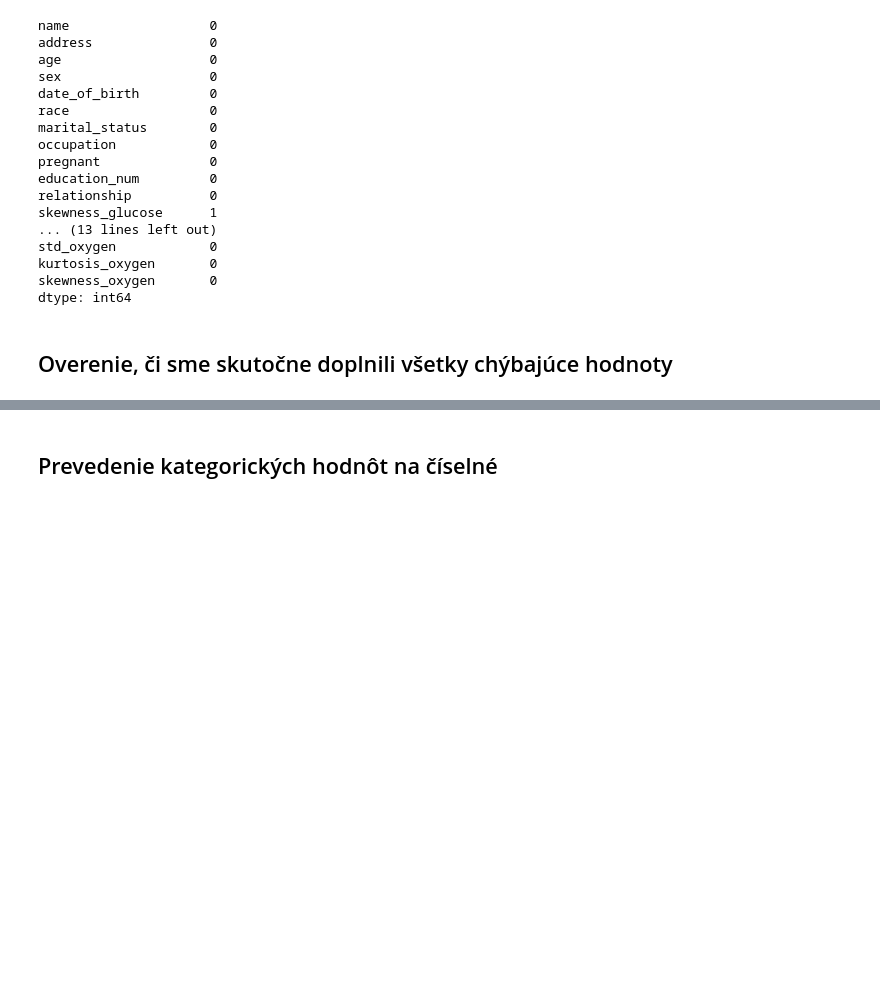
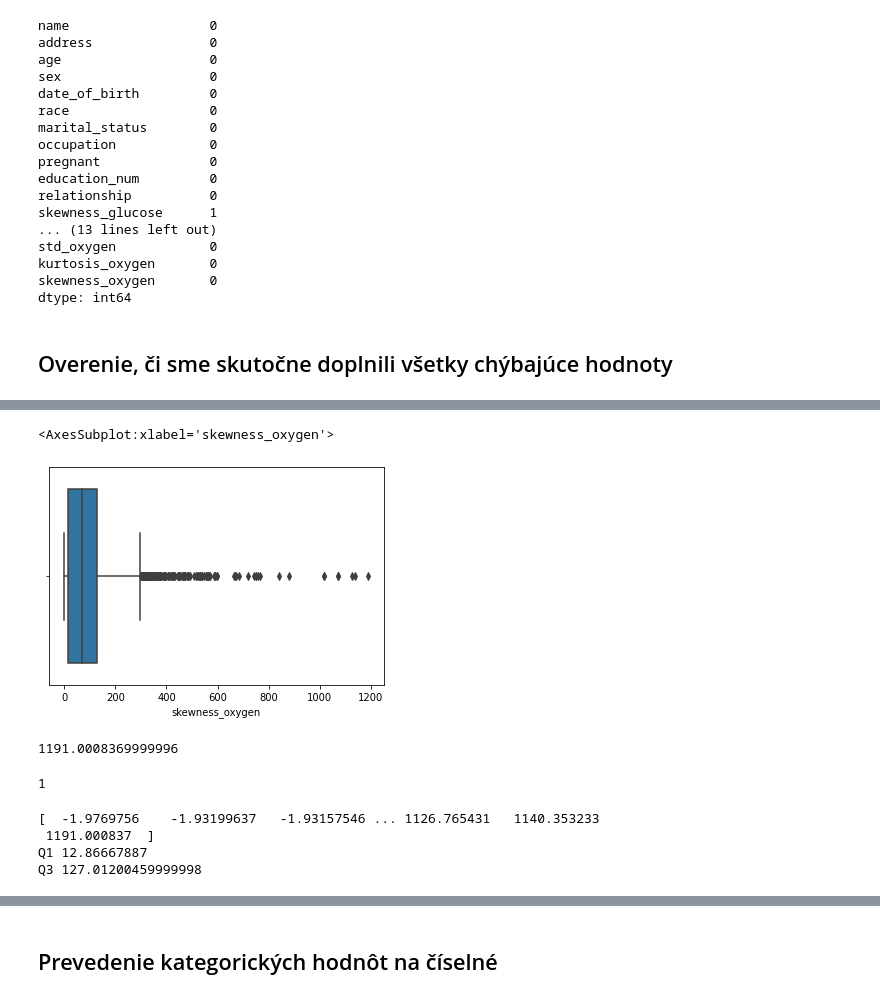
Before and after one commit to martinbudinsky3/diabetes-prediction, a Jupyter notebook: Budinsky_Balekova_Predspracovanie – kópia.ipynb, the cells around one changed output, grey strips where cells are left out. Drawn from its saved outputs; the diff is of its cells as text; code cells hidden in the pictures; blank space fills up the shorter version.

```diff
--- a/Budinsky_Balekova_Predspracovanie – kópia.ipynb
+++ b/Budinsky_Balekova_Predspracovanie – kópia.ipynb
@@ -548,0 +647,41 @@ train_data.info()
+# %%
+sns.boxplot(df['skewness_oxygen'])
+# %% [output]
+<AxesSubplot:xlabel='skewness_oxygen'>
+[figure, added]
+# %%
+train_data['skewness_oxygen'].max()
+# %% [output]
+1191.0008369999996
+# %%
+train_data['skewness_oxygen'].value_counts().max()
+# %% [output]
+1
+# %%
+sort_data = np.sort(train_data['skewness_oxygen']).copy()
+Q1 = np.percentile(sort_data, 25, interpolation = 'midpoint')
+Q3 = np.percentile(sort_data, 75, interpolation = 'midpoint')
+
+print(sort_data)
+print('Q1', Q1)
+print('Q3', Q3)
+
+IQR = Q3 - Q1
+below = Q1-1.5*IQR
+above = Q3+1.5*IQR
+
+Q5 = np.percentile(sort_data, 5, interpolation = 'midpoint')
+Q95 = np.percentile(sort_data, 95, interpolation = 'midpoint')
+
+outliers_below = (train_data['skewness_oxygen']) < below
+train_data[outliers_below] = np.nan
+train_data['skewness_oxygen'].fillna(Q5, inplace=True)
+
+outliers_above = (train_data['skewness_oxygen']) > above
+train_data[outliers_above] = np.nan
+train_data['skewness_oxygen'].fillna(Q95, inplace=True)
+# %% [output]
+[  -1.9769756    -1.93199637   -1.93157546 ... 1126.765431   1140.353233
+ 1191.000837  ]
+Q1 12.86667887
+Q3 127.01200459999998
```
Also changed, not shown: parts of 16 cells of this notebook, 1 other file.
